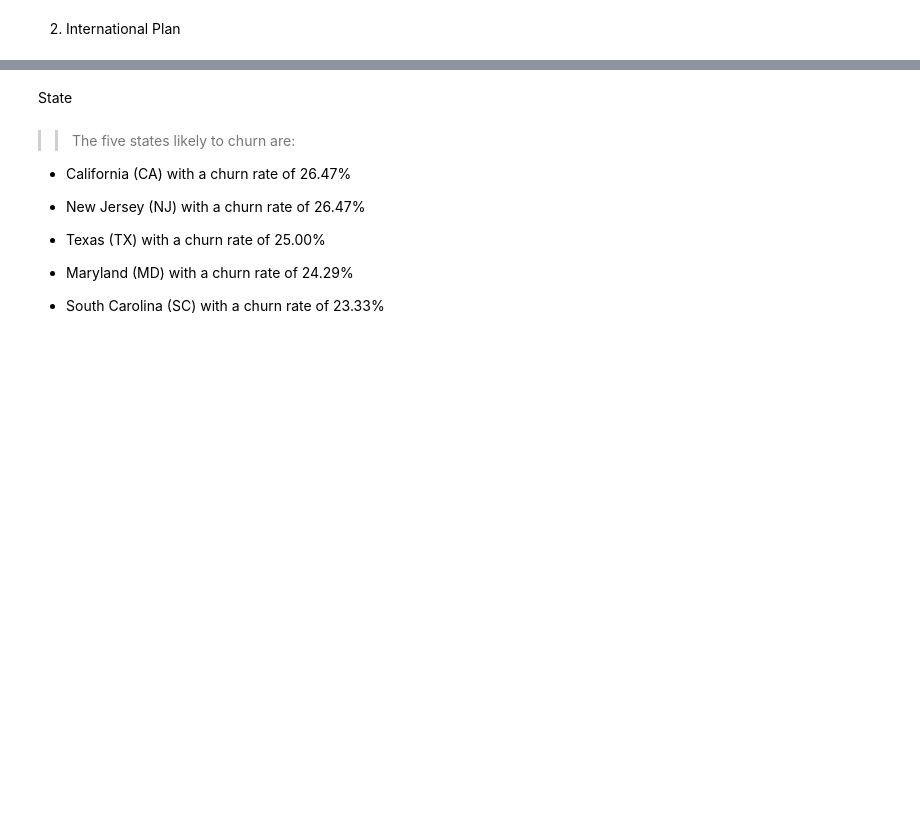
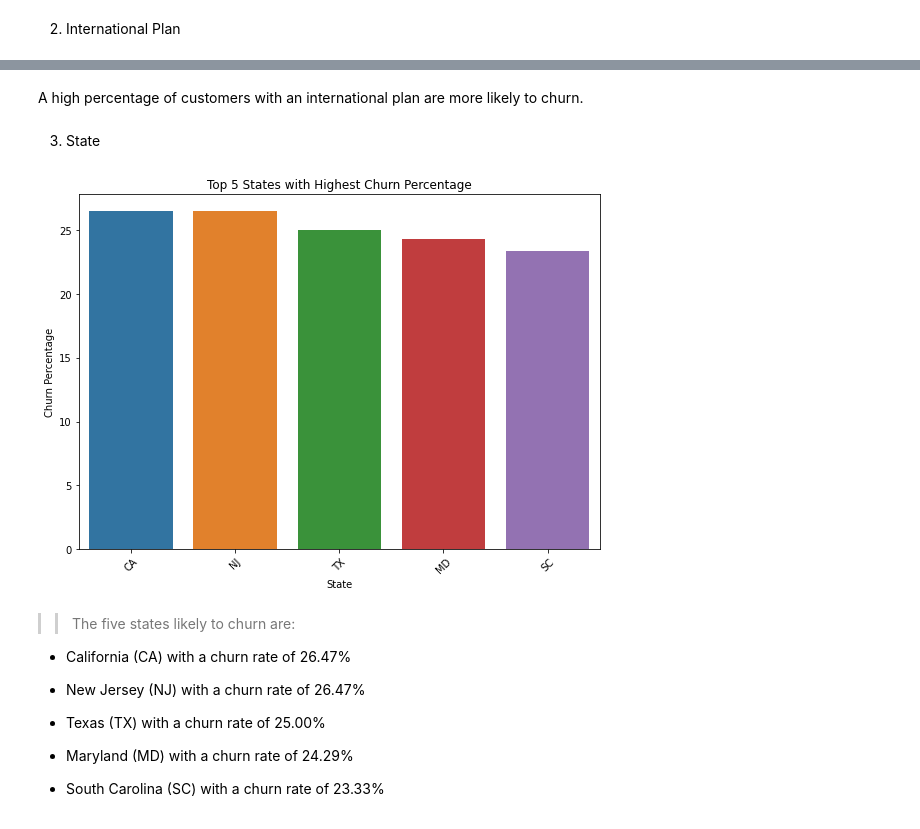
Before and after one commit to pauline-ndungu/SyriaTel-Customer-Churn-Prediction-Project, a Jupyter notebook: index.ipynb, the cells around one changed output, grey strips where cells are left out. Saved outputs shown, nothing was run; the diff lists cells and outputs as text; code cells hidden in the pictures; blank space fills up the shorter version.

```diff
--- a/index.ipynb
+++ b/index.ipynb
@@ -361,12 +401,26 @@ plot_categorical_churn('international plan')
-# %% [markdown]
-State
+# %% [markdown]
+A high percentage of customers with an international plan are more likely to churn.
+# %% [markdown]
+3. State
 # %%
 # Calculate churn percentage by state
 state_churn_percentage = df.groupby('state')['churn'].mean() * 100
 
 # Sort the states by churn percentage in descending order and select the top 5 states
 top_states = state_churn_percentage.sort_values(ascending=False).head(5)
 top_states
+
+# Plotting the top 5 states
+plt.figure(figsize=(8, 6))
+sns.barplot(x=top_states.index, y=top_states.values)
+plt.xlabel('State')
+plt.ylabel('Churn Percentage')
+plt.title('Top 5 States with Highest Churn Percentage')
+plt.xticks(rotation=45)
+plt.tight_layout()
+plt.show()
+# %% [output]
+[figure, added]
 # %% [markdown]
 >> The five states likely to churn are:
 
```
Also changed, not shown: parts of 16 cells of this notebook.
